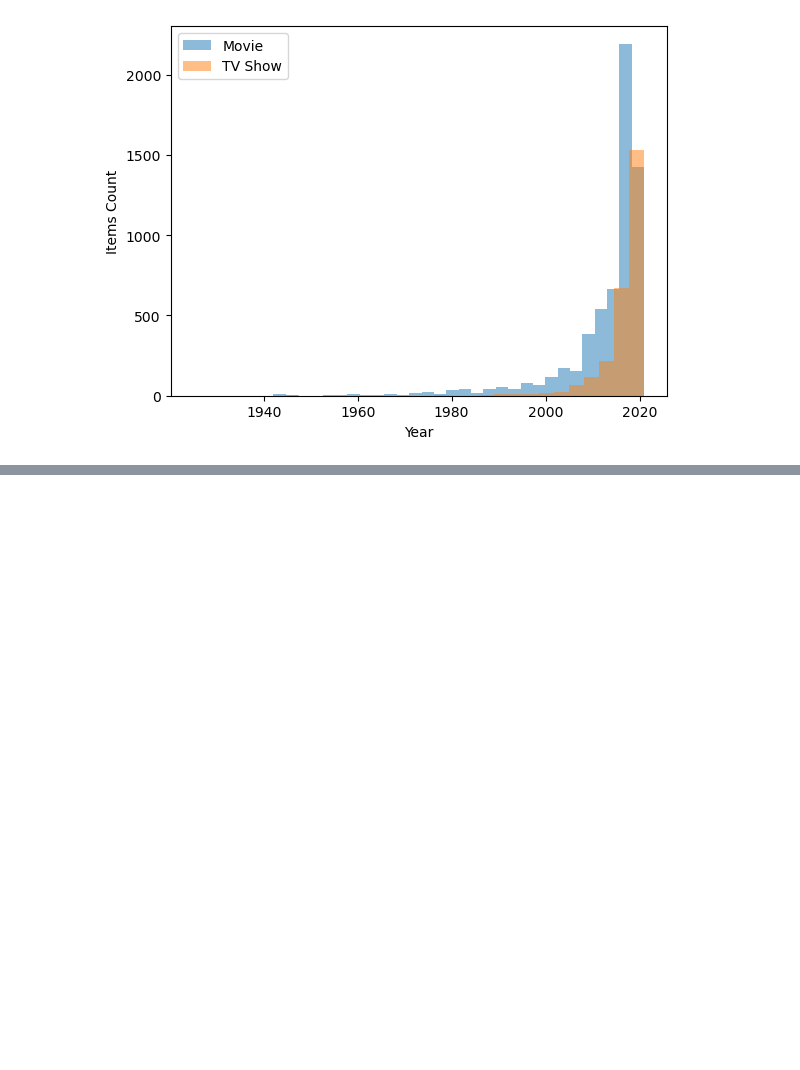
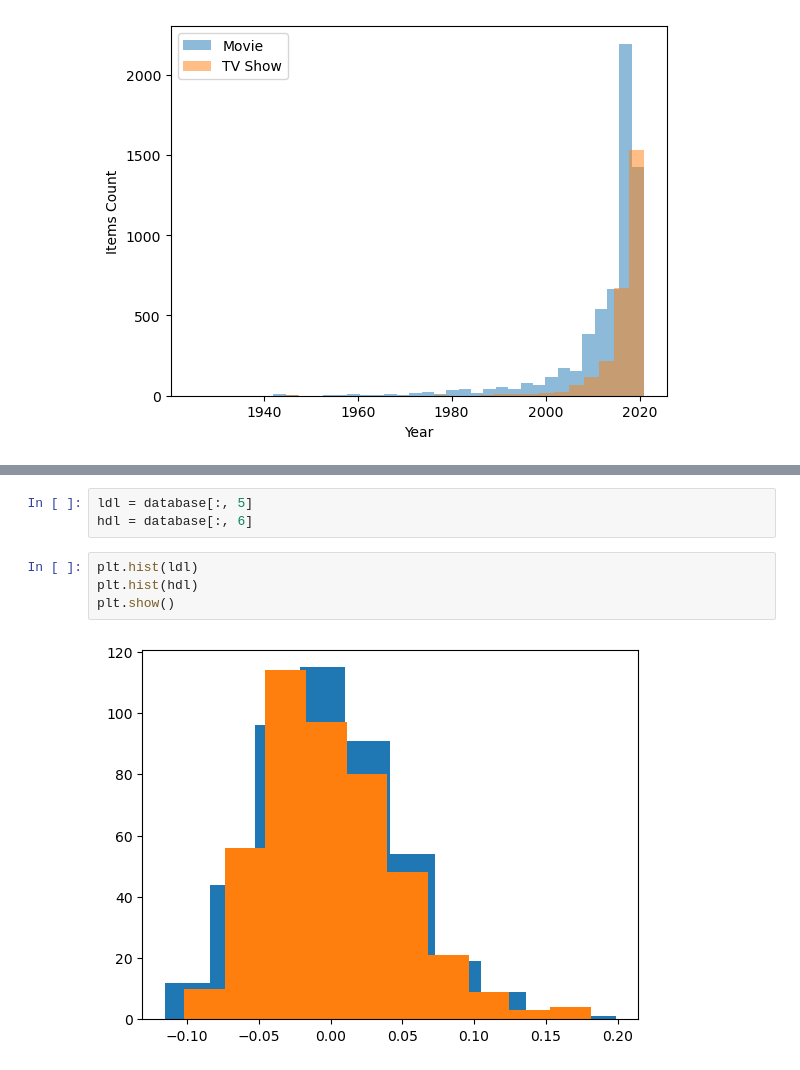
Before and after one commit to StanDobrev11/MathConceptsForDevs, a Jupyter notebook: data/11.StatisticsLecture/11.Statistics.ipynb, the cells around one changed output, grey strips where cells are left out. Cells and saved outputs as stored; diff of their text form; blank space fills up the shorter version.

```diff
--- a/data/11.StatisticsLecture/11.Statistics.ipynb
+++ b/data/11.StatisticsLecture/11.Statistics.ipynb
@@ -286,0 +373,9 @@ plt.show()
+# %%
+ldl = database[:, 5]
+hdl = database[:, 6]
+# %%
+plt.hist(ldl)
+plt.hist(hdl)
+plt.show()
+# %% [output]
+[figure, added]
```
Also changed, not shown: parts of 14 cells of this notebook, 5 other files.
